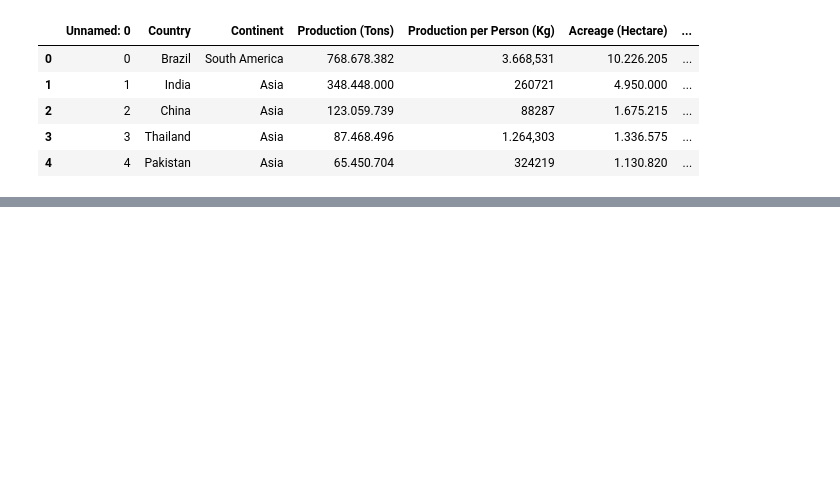
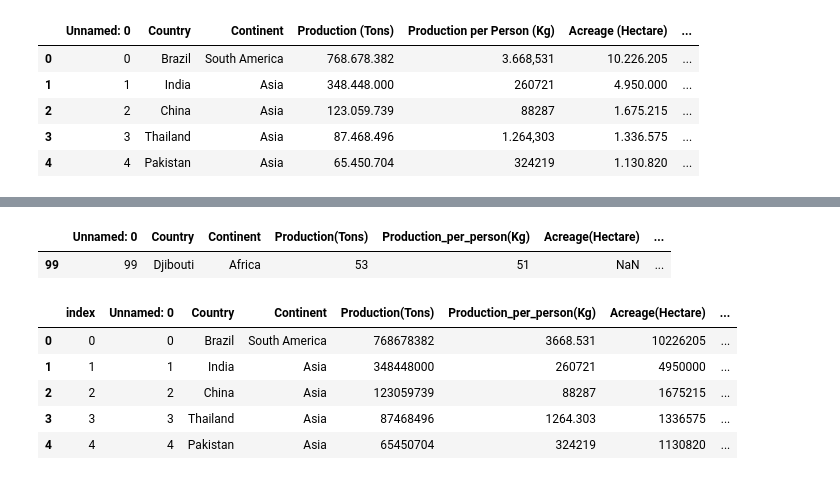
Before and after one commit to tanisha346gfd/data-science2, a Jupyter notebook: practice/sugercane-project.ipynb, the cells around one changed output, grey strips where cells are left out. Saved outputs shown, nothing was run; the diff lists cells and outputs as text; code cells hidden in the pictures; blank space fills up the shorter version.

```diff
--- a/practice/sugercane-project.ipynb
+++ b/practice/sugercane-project.ipynb
@@ -33,0 +47,5 @@ df.rename()
+# %%
+df[df["Acreage(Hectare)"].isnull()]
+# %% [output]
+|  | Unnamed: 0 | Country | Continent | Production(Tons) | Production_per_person(Kg) | Acreage(Hectare) | ... |
+| 99 | 99 | Djibouti | Africa | 53 | 51 | NaN | ... |
@@ -33,0 +54,9 @@ df.rename()
+# %%
+df.head()
+# %% [output]
+|  | index | Unnamed: 0 | Country | Continent | Production(Tons) | Production_per_person(Kg) | Acreage(Hectare) | ... |
+| 0 | 0 | 0 | Brazil | South America | 768678382 | 3668.531 | 10226205 | ... |
+| 1 | 1 | 1 | India | Asia | 348448000 | 260721 | 4950000 | ... |
+| 2 | 2 | 2 | China | Asia | 123059739 | 88287 | 1675215 | ... |
+| 3 | 3 | 3 | Thailand | Asia | 87468496 | 1264.303 | 1336575 | ... |
+| 4 | 4 | 4 | Pakistan | Asia | 65450704 | 324219 | 1130820 | ... |
```
Also changed, not shown: parts of 20 cells of this notebook, 1 other file.
